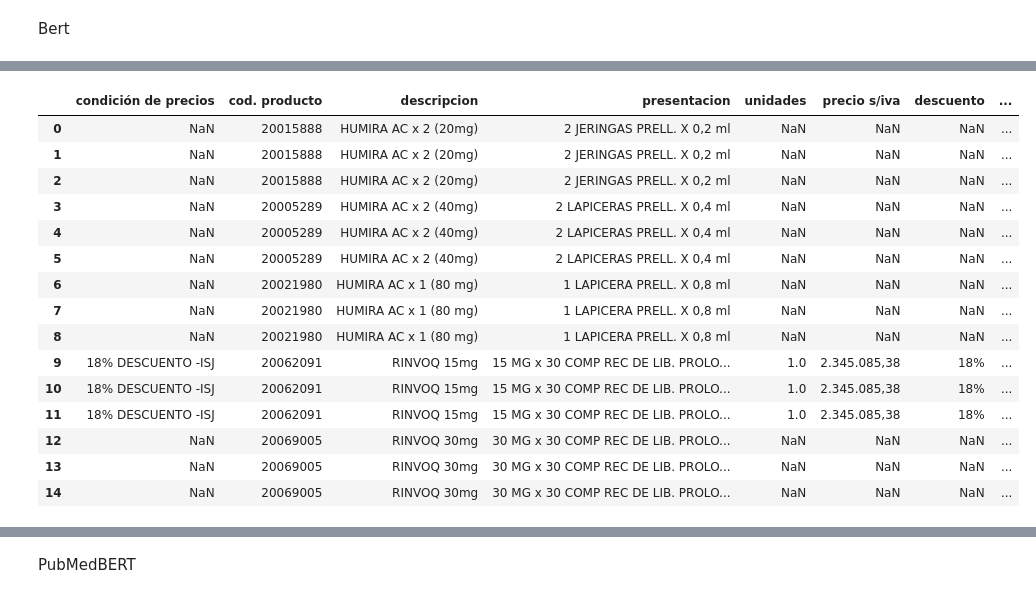
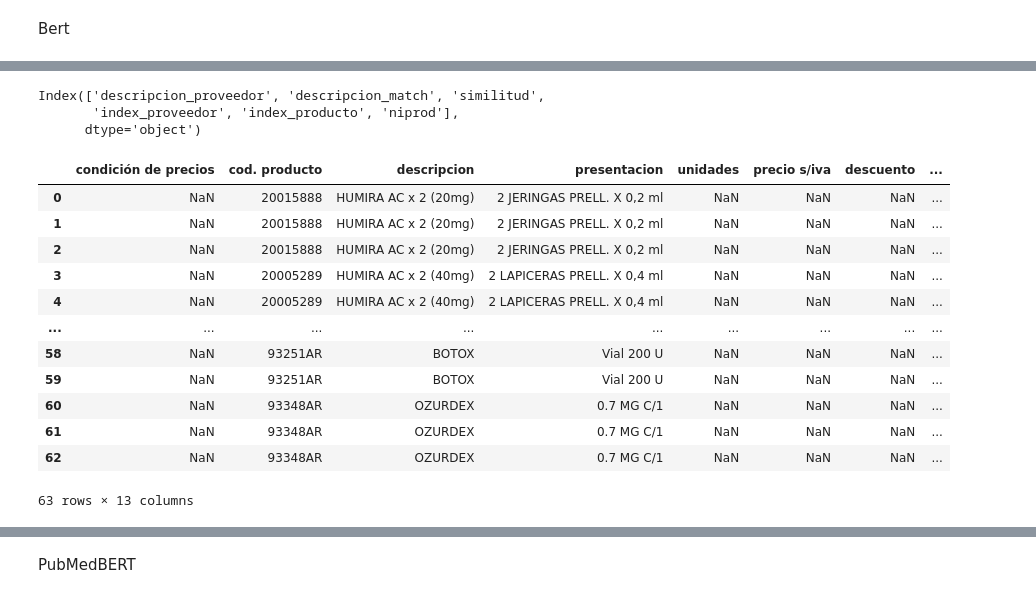
Before and after one commit to emmaSDNZ/digitalizacion_distriapp, a Jupyter notebook: backend/src/notebook/index.ipynb, the cells around one changed output, grey strips where cells are left out. Drawn from its saved outputs; the diff is of its cells as text; code cells hidden in the pictures.

Commit message:
generacion de columnas master_productos

```diff
--- a/backend/src/notebook/index.ipynb
+++ b/backend/src/notebook/index.ipynb
@@ -31,6 +31,8 @@ Instanciamientos de Clases
 # %%
 variables_data = variables_data()
 
+
+import re
 
 def procesar_descripcion_x(data, nombre_columna):
     """
@@ -73,7 +75,7 @@ def procesar_descripcion_x(data, nombre_columna):
         texto = re.sub(r'(\d+)\s*([a-zA-Z]+)', r'\1 \2', texto)
 
         # 7. Eliminar espacios redundantes nuevamente
-        texto = texto.strip()
+        texto = re.sub(r'\s+', ' ', texto).strip()  # <- Aquí se eliminan dobles espacios
 
         # 8. Combinaciones
         combinaciones = {
@@ -143,13 +145,18 @@ def procesar_descripcion_x(data, nombre_columna):
             'zyvali x': 'zyvalix',
             'x' : '',
             'lapprell': 'lapicera prellenada',
-            'complibprol' : 'comp lib prol ',
+            'complibprol' : 'comp lib prolongada',
             'compcu': 'comp cu',
             'jerprell'  : "jeringa prellenada",
-            'prell': 'prellenada'
+            'prell': 'prellenada',
+            'drenabprecortconv': 'drenable precorte conve',
+            'drenabprecortopac': 'drenable precorte opac '
         }
         for key, val in combinaciones.items():
             texto = re.sub(rf'\b{key}\b', val, texto)
+
+        # 9. Eliminar cualquier doble espacio que haya quedado después de los reemplazos
+        texto = re.sub(r'\s+', ' ', texto).strip()
 
         return texto
 
@@ -161,10 +168,17 @@ def procesar_descripcion_x(data, nombre_columna):
 Procesamiento df Master Producto
 # %%
 #Carga de Producto
-df_Producto = cargar_datos(variables_data.csv_producto)
-df_Producto = limpiar_datos(df_Producto)
-df_Producto = indexar_productos(df_Producto,variables_data.index_productos)
-df_MasterProductos = generar_descripcion(df_Producto,variables_data.name_columna_1_MasterProductos,variables_data.name_columna_2_MasterProductos,variables_data.descripcion_limpia_MasterProductos)
+#df_Producto = cargar_datos(variables_data.csv_producto)
+#df_Producto = limpiar_datos(df_Producto)
+#df_Producto = indexar_productos(df_Producto,variables_data.index_productos)
+#df_MasterProductos = generar_descripcion(df_Producto,variables_data.name_columna_1_MasterProductos,variables_data.name_columna_2_MasterProductos,variables_data.descripcion_limpia_MasterProductos)
+#df_MasterProductos = procesar_descripcion_x(df_MasterProductos, variables_data.descripcion_limpia_MasterProductos)
+#df_MasterProductos = df_MasterProductos.to_csv("df_MasterProductos.csv")
+
+
+
+
+df_MasterProductos = pd.read_csv("df_MasterProductos.csv")
 df_MasterProductos = procesar_descripcion_x(df_MasterProductos, variables_data.descripcion_limpia_MasterProductos)
-df_MasterProductos['descripcion_limpia_producto']
+df_MasterProductos[variables_data.descripcion_limpia_MasterProductos]
 # %% [output]
@@ -350,32 +374,35 @@ resultados_comparaciones.head(10)
+# %%
+resultados_comparaciones.columns
+# %% [output]
+Index(['descripcion_proveedor', 'descripcion_match', 'similitud',
+       'index_proveedor', 'index_producto', 'niprod'],
+      dtype='object')
 # %%
 # Unir df_Proveedor con resultados_comparaciones en base a index_proveedor
 df_resultado = df_Proveedor.merge(resultados_comparaciones,
                                   left_index=True,  # Índice de df_Proveedor (index_proveedor debe coincidir con el índice)
                                   right_on='index_proveedor',  # Columna en resultados_comparaciones
                                   how='right')  # Solo los que están en resultados_comparaciones
 
 # Reorganizar las columnas si es necesario
-df_resultado = df_resultado[df_Proveedor.columns.tolist() + ['index_producto', 'niprod', 'similitud']]
+df_resultado = df_resultado[df_Proveedor.columns.tolist() + ['niprod', 'similitud']]
 
 # Mostrar el resultado
-df_resultado.head(15)
+df_resultado
 # %% [output]
 |  | condición de precios | cod. producto | descripcion | presentacion | unidades | precio s/iva | descuento | ... |
 | 0 | NaN | 20015888 | HUMIRA AC x 2 (20mg) | 2 JERINGAS PRELL. X 0,2 ml | NaN | NaN | NaN | ... |
 | 1 | NaN | 20015888 | HUMIRA AC x 2 (20mg) | 2 JERINGAS PRELL. X 0,2 ml | NaN | NaN | NaN | ... |
 | 2 | NaN | 20015888 | HUMIRA AC x 2 (20mg) | 2 JERINGAS PRELL. X 0,2 ml | NaN | NaN | NaN | ... |
 | 3 | NaN | 20005289 | HUMIRA AC x 2 (40mg) | 2 LAPICERAS PRELL. X 0,4 ml | NaN | NaN | NaN | ... |
 | 4 | NaN | 20005289 | HUMIRA AC x 2 (40mg) | 2 LAPICERAS PRELL. X 0,4 ml | NaN | NaN | NaN | ... |
-| 5 | NaN | 20005289 | HUMIRA AC x 2 (40mg) | 2 LAPICERAS PRELL. X 0,4 ml | NaN | NaN | NaN | ... |
-| 6 | NaN | 20021980 | HUMIRA AC x 1 (80 mg) | 1 LAPICERA PRELL. X 0,8 ml | NaN | NaN | NaN | ... |
-| 7 | NaN | 20021980 | HUMIRA AC x 1 (80 mg) | 1 LAPICERA PRELL. X 0,8 ml | NaN | NaN | NaN | ... |
-| 8 | NaN | 20021980 | HUMIRA AC x 1 (80 mg) | 1 LAPICERA PRELL. X 0,8 ml | NaN | NaN | NaN | ... |
-| 9 | 18% DESCUENTO -ISJ | 20062091 | RINVOQ 15mg | 15 MG x 30 COMP REC DE LIB. PROLO... | 1.0 | 2.345.085,38 | 18% | ... |
-| 10 | 18% DESCUENTO -ISJ | 20062091 | RINVOQ 15mg | 15 MG x 30 COMP REC DE LIB. PROLO... | 1.0 | 2.345.085,38 | 18% | ... |
-| 11 | 18% DESCUENTO -ISJ | 20062091 | RINVOQ 15mg | 15 MG x 30 COMP REC DE LIB. PROLO... | 1.0 | 2.345.085,38 | 18% | ... |
-| 12 | NaN | 20069005 | RINVOQ 30mg | 30 MG x 30 COMP REC DE LIB. PROLO... | NaN | NaN | NaN | ... |
-| 13 | NaN | 20069005 | RINVOQ 30mg | 30 MG x 30 COMP REC DE LIB. PROLO... | NaN | NaN | NaN | ... |
-| 14 | NaN | 20069005 | RINVOQ 30mg | 30 MG x 30 COMP REC DE LIB. PROLO... | NaN | NaN | NaN | ... |
+| ... | ... | ... | ... | ... | ... | ... | ... | ... |
+| 58 | NaN | 93251AR | BOTOX | Vial 200 U | NaN | NaN | NaN | ... |
+| 59 | NaN | 93251AR | BOTOX | Vial 200 U | NaN | NaN | NaN | ... |
+| 60 | NaN | 93348AR | OZURDEX | 0.7 MG C/1 | NaN | NaN | NaN | ... |
+| 61 | NaN | 93348AR | OZURDEX | 0.7 MG C/1 | NaN | NaN | NaN | ... |
+| 62 | NaN | 93348AR | OZURDEX | 0.7 MG C/1 | NaN | NaN | NaN | ... |
+63 rows × 13 columns
 # %%
 # Unir df_resultado con masterProductos en base a la columna niprod
 df_resultado = df_resultado.merge(df_MasterProductos_Filtro[['niprod', variables_data.descripcion_limpia_MasterProductos]],
```
Also changed, not shown: parts of 15 cells of this notebook, 3 other files.
